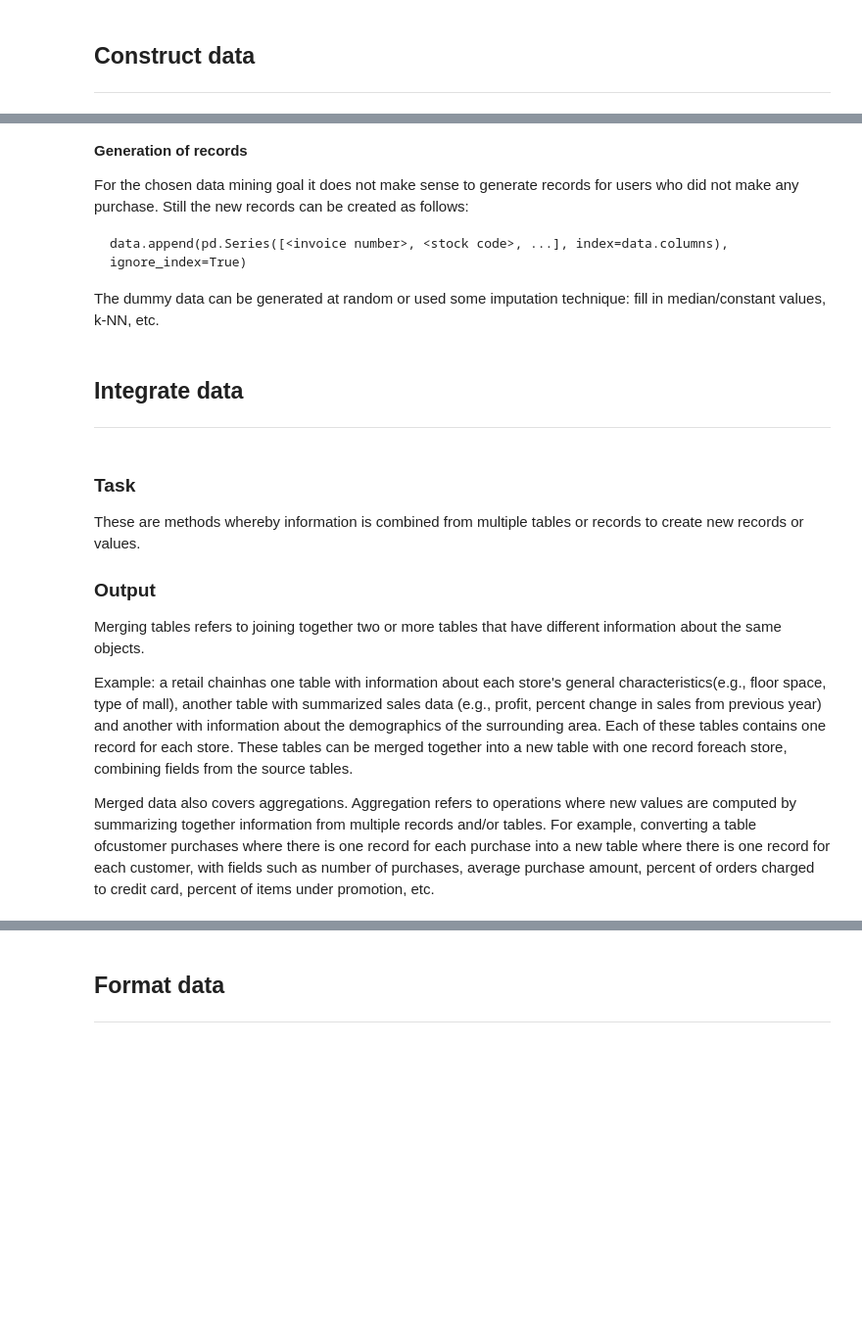
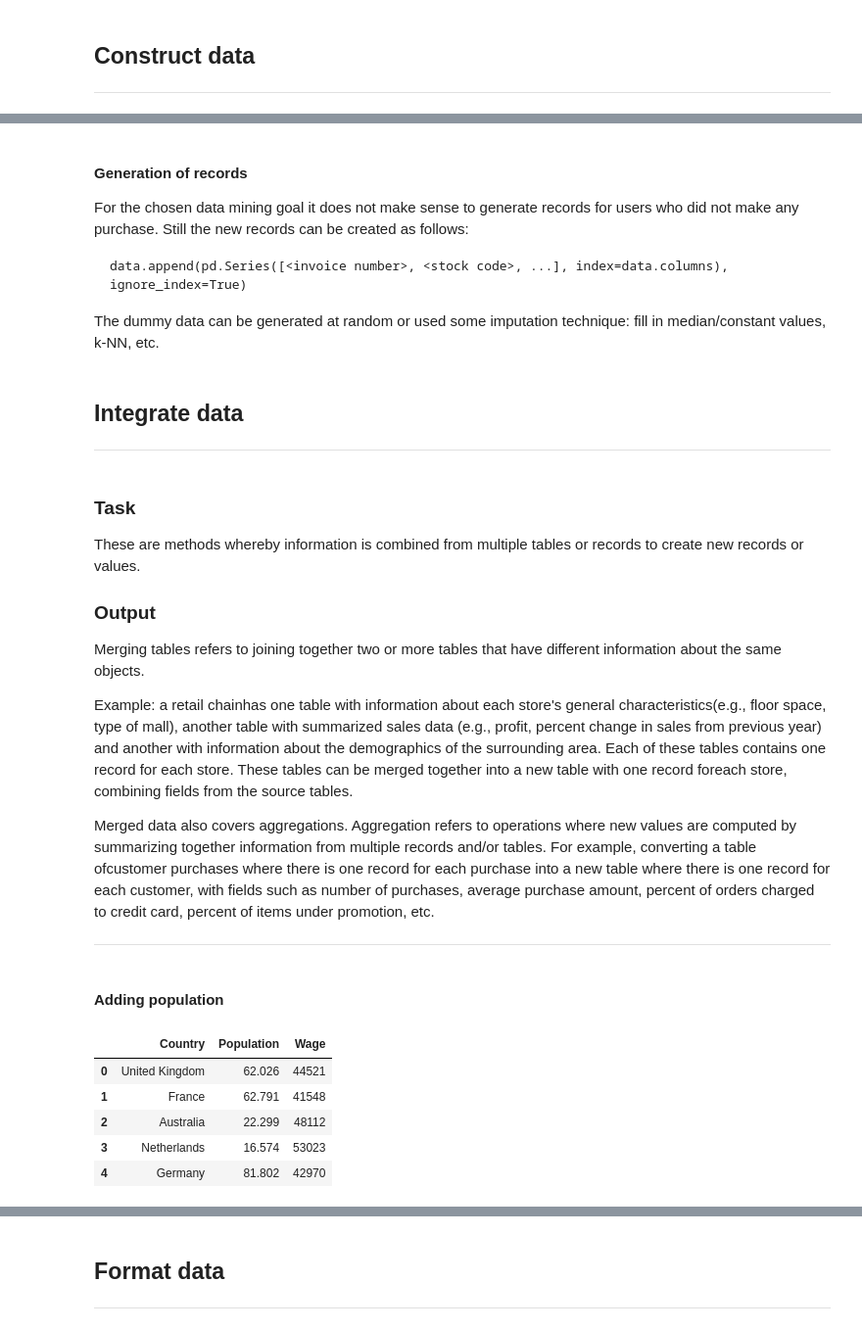
Before and after one commit to DanisAlukaev/Data-Mining, a Jupyter notebook: session01/3. Data preparation.ipynb, the cells around one changed output, grey strips where cells are left out. Shown: that part at 98% size. Drawn from its saved outputs; the diff is of its cells as text; code cells hidden in the pictures; blank space fills up the shorter version.

```diff
--- a/session01/3. Data preparation.ipynb
+++ b/session01/3. Data preparation.ipynb
@@ -327,5 +338,5 @@ completed_orders.head()
 # %% [markdown]
-**Generation of records**
+#### Generation of records
 
 For the chosen data mining goal it does not make sense to generate records for users who did not make any purchase. Still the new records can be created as follows:
 
@@ -348,3 +359,5 @@ Merging tables refers to joining together two or more tables that have different
 Example: a retail chainhas one table with information about each store's general characteristics(e.g., floor space, type of mall), another table with summarized sales data (e.g., profit, percent change in sales from previous year) and another with information about the demographics of the surrounding area. Each of these tables contains one record for each store. These tables can be merged together into a new table with one record foreach store, combining fields from the source tables.
 
 Merged data also covers aggregations. Aggregation refers to operations where new values are computed by summarizing together information from multiple records and/or tables. For example, converting a table ofcustomer purchases where there is one record for each purchase into a new table where there is one record for each customer, with fields such as number of purchases, average purchase amount, percent of orders charged to credit card, percent of items under promotion, etc.
+
+------------
@@ -352,0 +364,12 @@ Merged data also covers aggregations. Aggregation refers to operations where new
+# %% [markdown]
+#### Adding population
+# %%
+countries_statistics = pd.read_csv('./data/countries_statistics.csv')
+countries_statistics.head()
+# %% [output]
+|  | Country | Population | Wage |
+| 0 | United Kingdom | 62.026 | 44521 |
+| 1 | France | 62.791 | 41548 |
+| 2 | Australia | 22.299 | 48112 |
+| 3 | Netherlands | 16.574 | 53023 |
+| 4 | Germany | 81.802 | 42970 |
```
Also changed, not shown: parts of 28 cells of this notebook, 2 other files.
